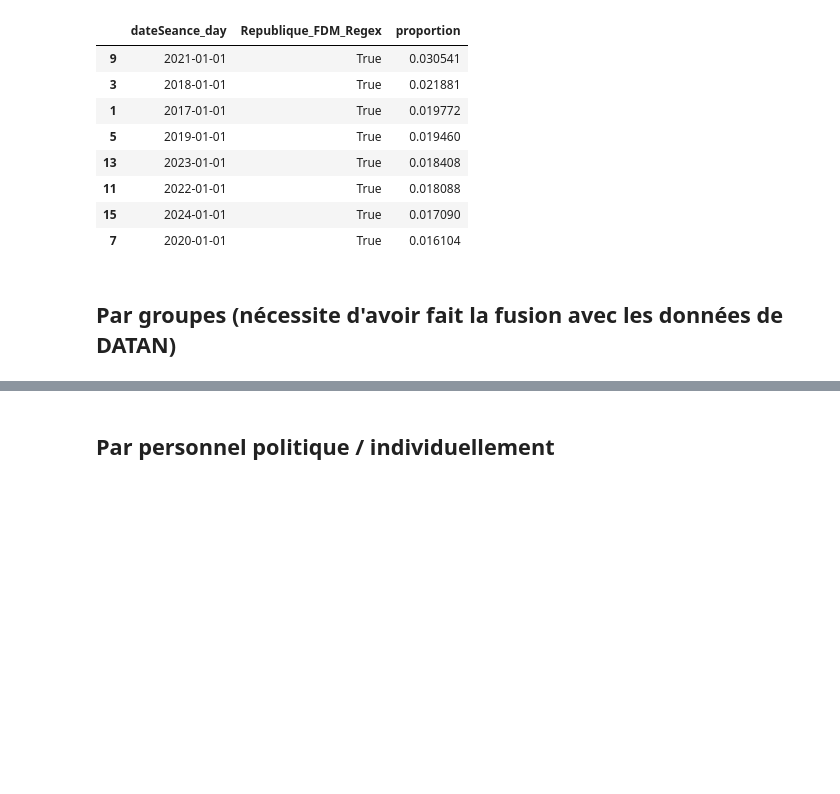
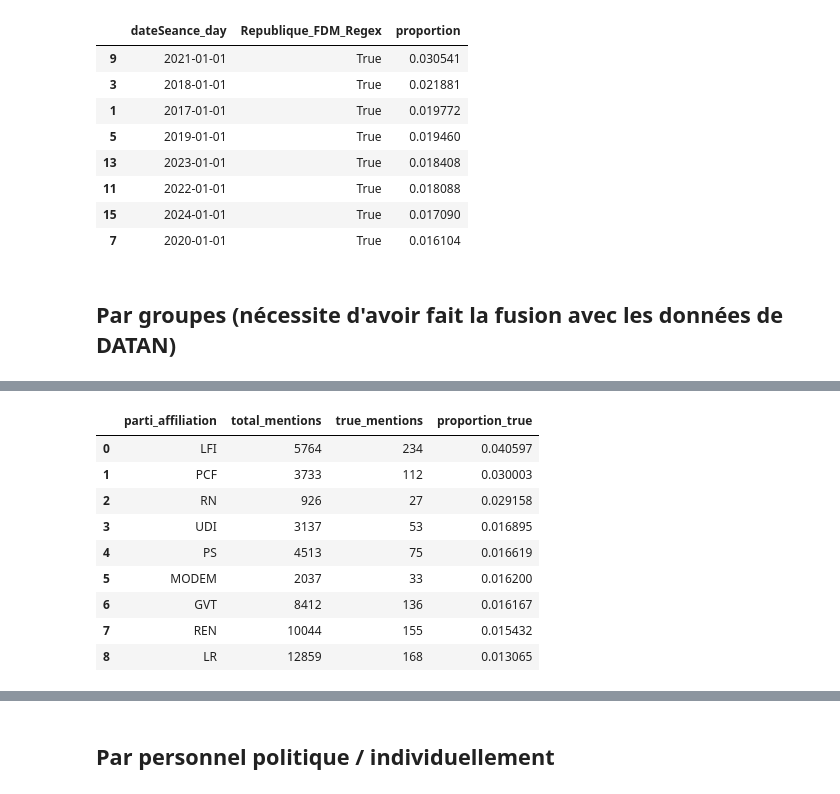
Before and after one commit to Matthias-Levalet/republique-cest-quoi, a Jupyter notebook: exploration/4- Analysis %.ipynb, the cells around one changed output, grey strips where cells are left out. Drawn from its saved outputs; the diff is of its cells as text; code cells hidden in the pictures; blank space fills up the shorter version.

```diff
--- a/exploration/4- Analysis %.ipynb
+++ b/exploration/4- Analysis %.ipynb
@@ -483,0 +628,14 @@ fig_yearly.show()
+# %%
+# Top partis en % par année
+top_parti_periodique(df, periode="annee", annee=2017, seuil_min_true=25)
+# %% [output]
+|  | parti_affiliation | total_mentions | true_mentions | proportion_true |
+| 0 | LFI | 5764 | 234 | 0.040597 |
+| 1 | PCF | 3733 | 112 | 0.030003 |
+| 2 | RN | 926 | 27 | 0.029158 |
+| 3 | UDI | 3137 | 53 | 0.016895 |
+| 4 | PS | 4513 | 75 | 0.016619 |
+| 5 | MODEM | 2037 | 33 | 0.016200 |
+| 6 | GVT | 8412 | 136 | 0.016167 |
+| 7 | REN | 10044 | 155 | 0.015432 |
+| 8 | LR | 12859 | 168 | 0.013065 |
```
Also changed, not shown: parts of 13 cells of this notebook, 3 other files.
